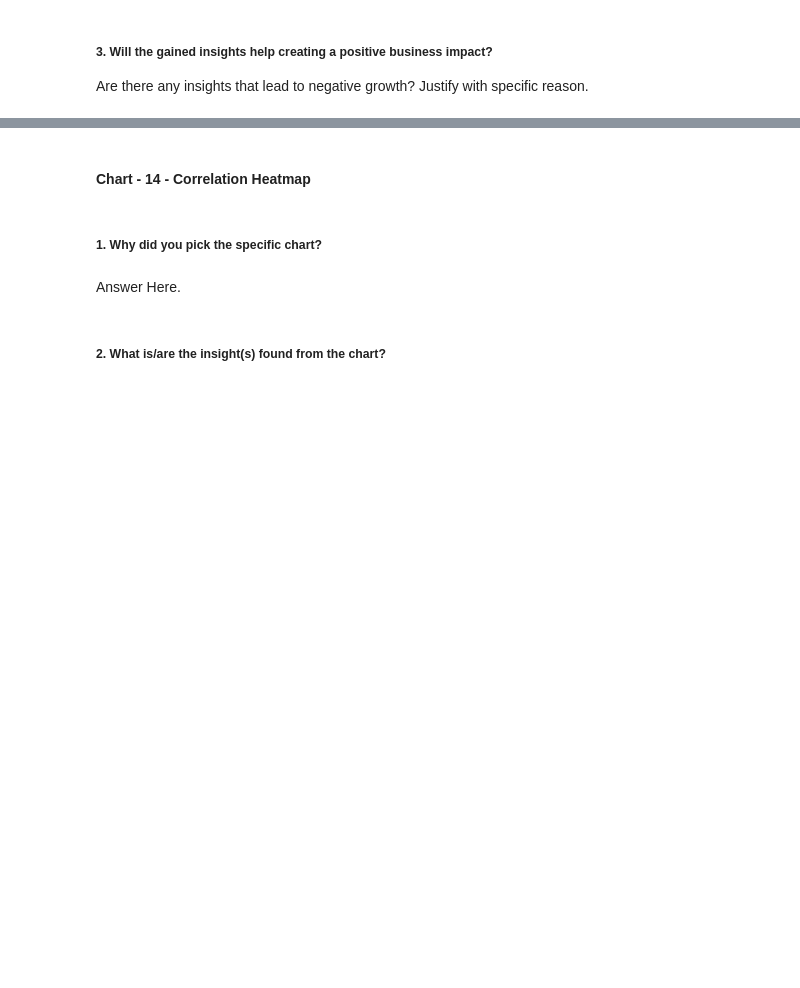
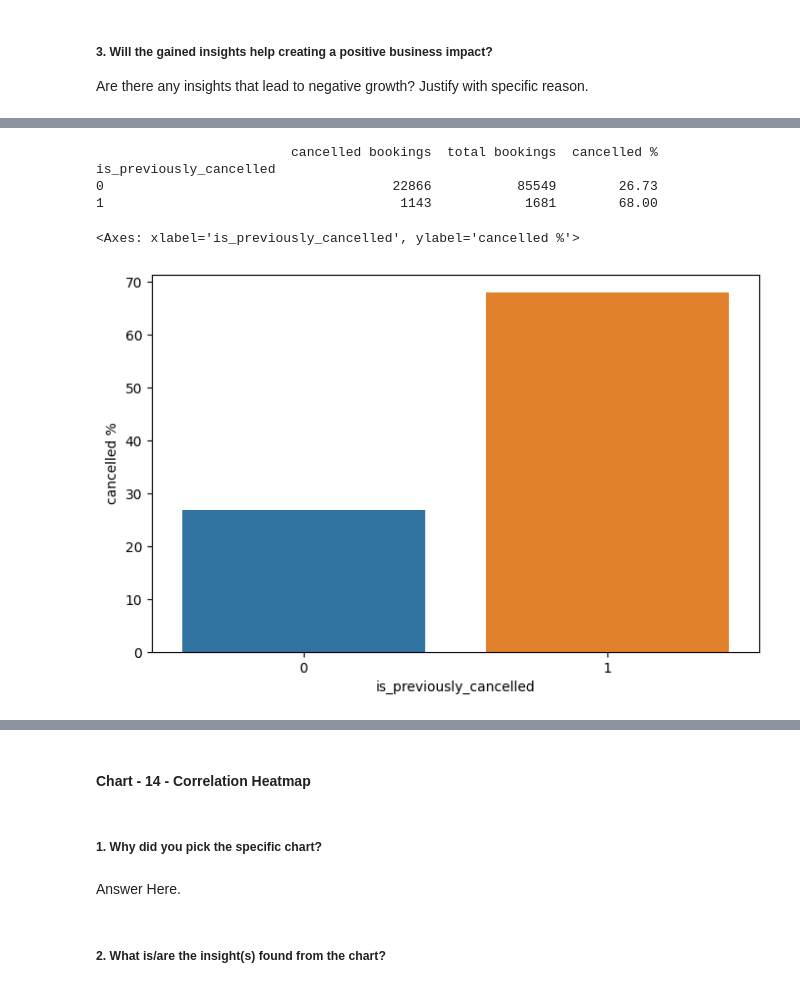
Before and after one commit to Jamal1018/EDA_Hotel_booking_analysis, a Jupyter notebook: EDA_on_Hotel_Booking_Analysis.ipynb, the cells around one changed output, grey strips where cells are left out. Cells and saved outputs as stored; diff of their text form; code cells hidden in the pictures; blank space fills up the shorter version.

```diff
--- a/EDA_on_Hotel_Booking_Analysis.ipynb
+++ b/EDA_on_Hotel_Booking_Analysis.ipynb
@@ -1142,0 +1254,26 @@ Are there any insights that lead to negative growth? Justify with specific reaso
+# %%
+# visualization on cancellation to the previously cancelled data
+# filtering the cancelled bookings with respective to previous cancellations
+cancelled_data = df[df['is_canceled'] == 1]
+cancelled_bookings = pd.DataFrame(cancelled_data.groupby('is_previously_cancelled').size()).rename(columns = {0:'cancelled bookings'})
+
+# finding the total number of bookings and storing them in a variable
+total_bookings = pd.DataFrame(df.groupby('is_previously_cancelled').size()).rename(columns = {0:'total bookings'})
+
+# concatinating the two data frames
+data = pd.concat([cancelled_bookings, total_bookings], axis =1 )
+
+# counting the cancelled percentage of the bookings
+data['cancelled %'] = round((data['cancelled bookings']/data['total bookings']) * 100,2)
+print(data)
+
+# plotting the bar chart for the data
+plt.figure(figsize = (8,5))
+sns.barplot(data = data ,x = data.index, y= data ['cancelled %'])
+# %% [output]
+                         cancelled bookings  total bookings  cancelled %
+is_previously_cancelled
+0                                     22866           85549        26.73
+1                                      1143            1681        68.00
+<Axes: xlabel='is_previously_cancelled', ylabel='cancelled %'>
+[figure, added]
```
Also changed, not shown: parts of 9 cells of this notebook.
